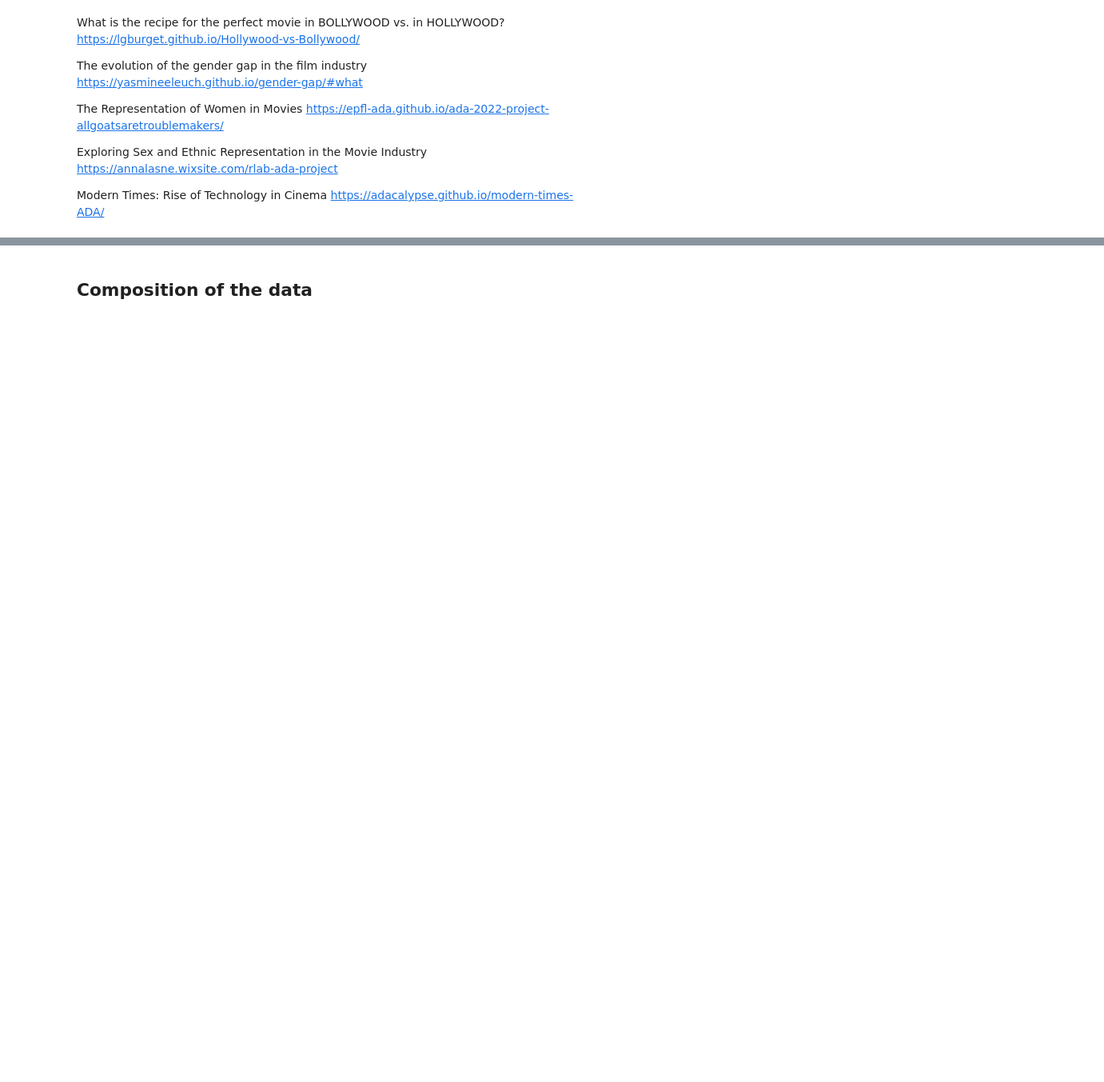
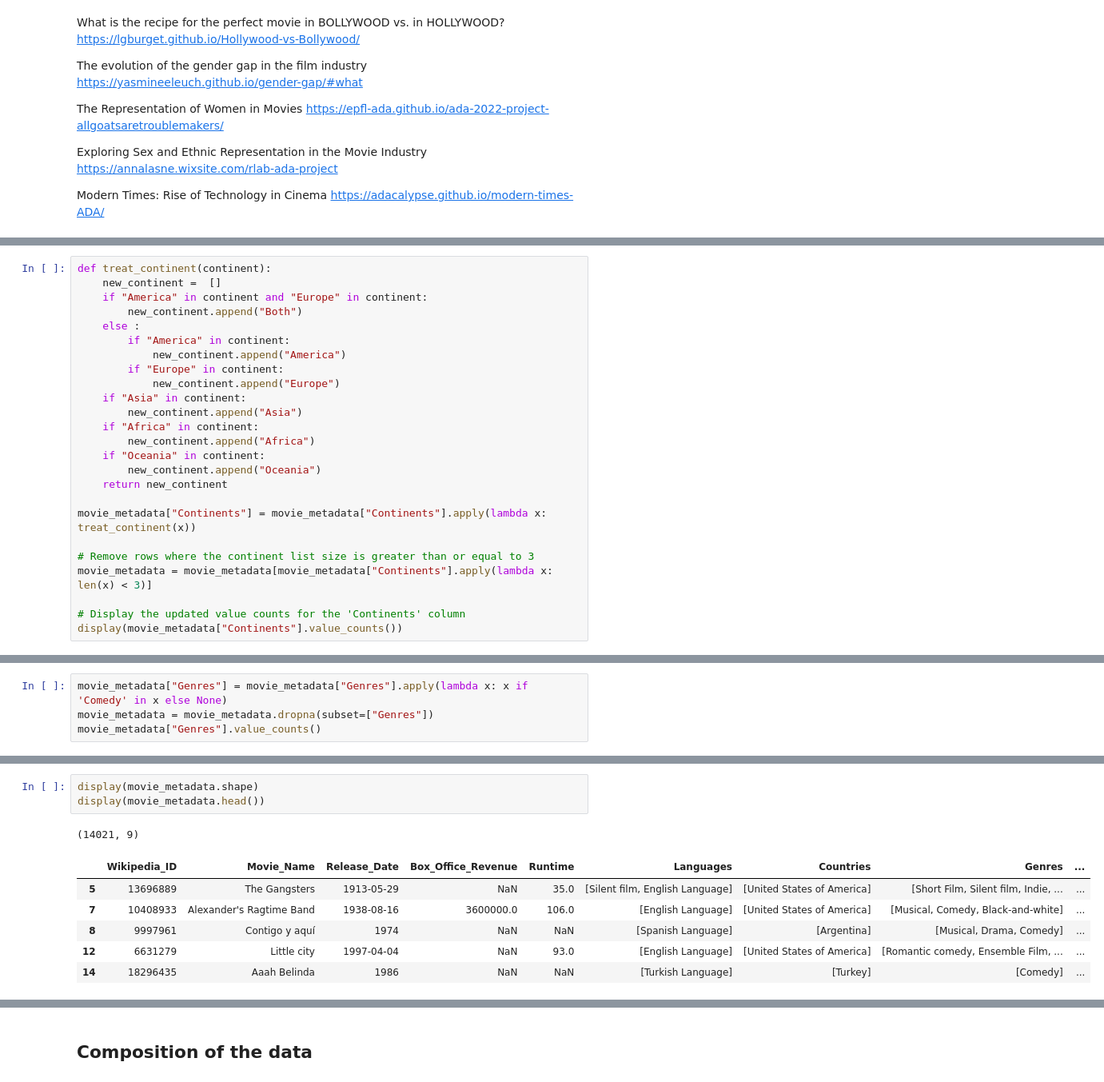
Before and after one commit to epfl-ada/ada-2024-project-fadadudata2024, a Jupyter notebook: lolo.ipynb, the cells around one changed output, grey strips where cells are left out. Shown at 80% size. Saved outputs shown, nothing was run; the diff lists cells and outputs as text; blank space fills up the shorter version.

```diff
--- a/lolo.ipynb
+++ b/lolo.ipynb
@@ -281,0 +412,25 @@ display(character_metadata.head())
+# %%
+def treat_continent(continent):
+    new_continent =  []
+    if "America" in continent and "Europe" in continent:
+        new_continent.append("Both")
+    else :
+        if "America" in continent:
+            new_continent.append("America")
+        if "Europe" in continent:
+            new_continent.append("Europe")
+    if "Asia" in continent:
+        new_continent.append("Asia")
+    if "Africa" in continent:
+        new_continent.append("Africa")
+    if "Oceania" in continent:
+        new_continent.append("Oceania")
+    return new_continent
+
+movie_metadata["Continents"] = movie_metadata["Continents"].apply(lambda x: treat_continent(x))
+
+# Remove rows where the continent list size is greater than or equal to 3
+movie_metadata = movie_metadata[movie_metadata["Continents"].apply(lambda x: len(x) < 3)]
+
+# Display the updated value counts for the 'Continents' column
+display(movie_metadata["Continents"].value_counts())
@@ -281,0 +454,4 @@ display(character_metadata.head())
+# %%
+movie_metadata["Genres"] = movie_metadata["Genres"].apply(lambda x: x if 'Comedy' in x else None)
+movie_metadata = movie_metadata.dropna(subset=["Genres"])
+movie_metadata["Genres"].value_counts()
@@ -281,0 +472,11 @@ display(character_metadata.head())
+# %%
+display(movie_metadata.shape)
+display(movie_metadata.head())
+# %% [output]
+(14021, 9)
+|  | Wikipedia_ID | Movie_Name | Release_Date | Box_Office_Revenue | Runtime | Languages | Countries | Genres | ... |
+| 5 | 13696889 | The Gangsters | 1913-05-29 | NaN | 35.0 | [Silent film, English Language] | [United States of America] | [Short Film, Silent film, Indie, ... | ... |
+| 7 | 10408933 | Alexander's Ragtime Band | 1938-08-16 | 3600000.0 | 106.0 | [English Language] | [United States of America] | [Musical, Comedy, Black-and-white] | ... |
+| 8 | 9997961 | Contigo y aquí | 1974 | NaN | NaN | [Spanish Language] | [Argentina] | [Musical, Drama, Comedy] | ... |
+| 12 | 6631279 | Little city | 1997-04-04 | NaN | 93.0 | [English Language] | [United States of America] | [Romantic comedy, Ensemble Film, ... | ... |
+| 14 | 18296435 | Aaah Belinda | 1986 | NaN | NaN | [Turkish Language] | [Turkey] | [Comedy] | ... |
```
Also changed, not shown: parts of 19 cells of this notebook.
